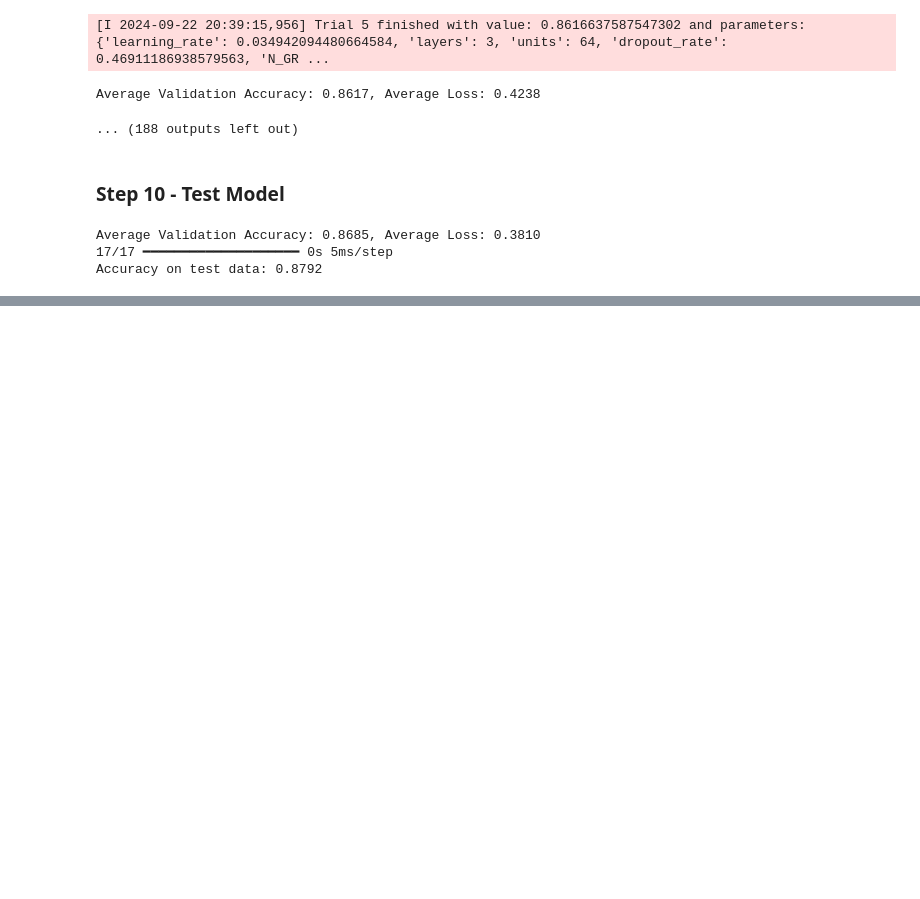
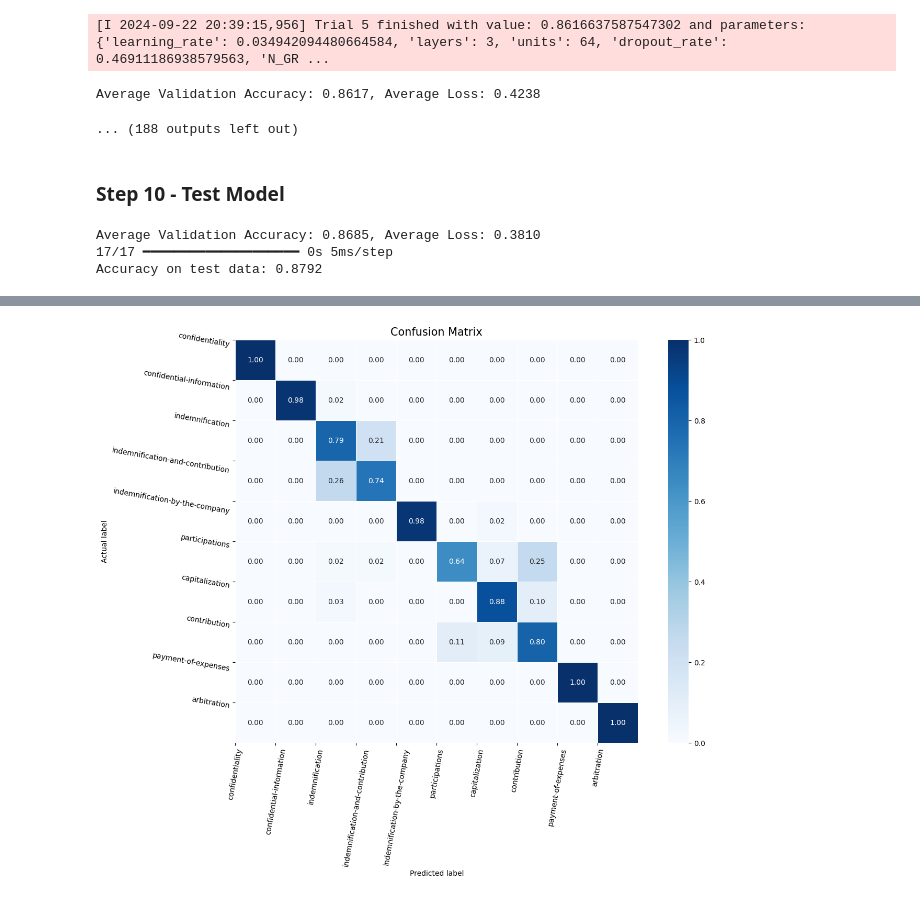
Before and after one commit to IanGosling/Clause_categorisation, a Jupyter notebook: Text Classification with Simple MLP.ipynb, the cells around one changed output, grey strips where cells are left out. Saved outputs shown, nothing was run; the diff lists cells and outputs as text; code cells hidden in the pictures; blank space fills up the shorter version.

```diff
--- a/Text Classification with Simple MLP.ipynb
+++ b/Text Classification with Simple MLP.ipynb
@@ -384,0 +416,27 @@ Accuracy on test data: 0.8792
+# %%
+# Creating a reverse dictionary for labels which
+label_dict_inverse = {v: k for k, v in label_dict.items()}
+
+# Converting integer labels back to original
+original_test_labels = [label_dict_inverse[label] for label in test_labels]
+original_predicted_classes = [label_dict_inverse[label] for label in predicted_classes]
+
+def plot_confusion_matrix(y_true, y_pred, classes):
+    # Compute confusion matrix
+    cm = confusion_matrix(y_true, y_pred)
+    cm_norm = cm.astype('float') / cm.sum(axis=1)[:, np.newaxis]  # normalize it
+
+    # Plot confusion matrix
+    plt.figure(figsize=(15, 10))
+    sns.heatmap(cm_norm, annot=True, fmt=".2f", linewidths=.5, square=True, cmap='Blues');
+    plt.ylabel('Actual label');
+    plt.xlabel('Predicted label');
+    plt.title('Confusion Matrix', size=15);
+    plt.xticks(np.arange(len(classes)), classes, rotation=80)
+    plt.yticks(np.arange(len(classes)), classes, rotation=-10)
+
+    plt.show()
+
+plot_confusion_matrix(original_test_labels, original_predicted_classes, list(label_dict.keys()))
+# %% [output]
+[figure, added]
```
Also changed, not shown: parts of 7 cells of this notebook, 3 other files.
